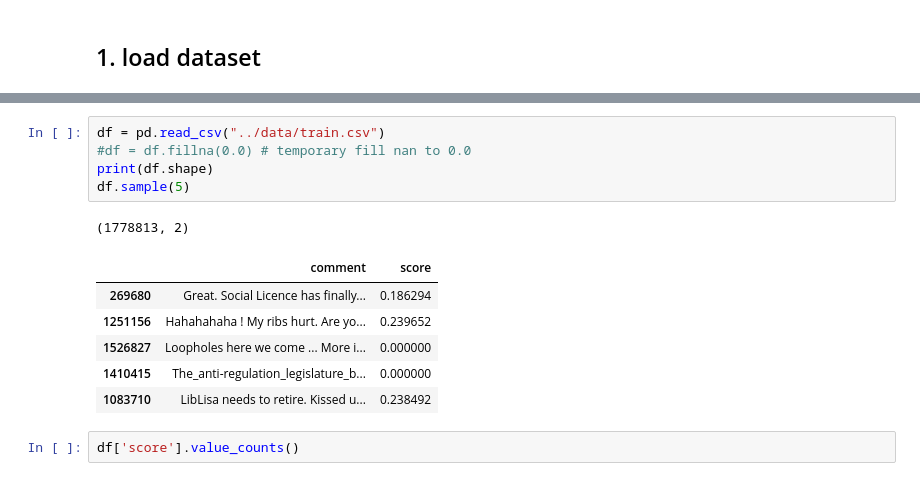
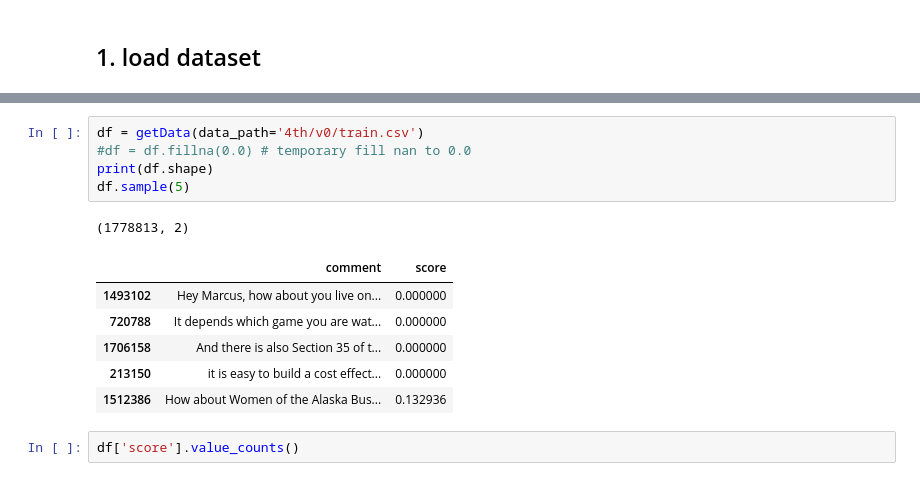
Before and after one commit to team-ok-nlp/jigsaw-toxic-competition, a Jupyter notebook: experiments/tfidf_regression.ipynb, the cells around one changed output, grey strips where cells are left out. Drawn from its saved outputs; the diff is of its cells as text.

```diff
--- a/experiments/tfidf_regression.ipynb
+++ b/experiments/tfidf_regression.ipynb
@@ -18,16 +21,16 @@ from utils import clean
 # %%
-df = pd.read_csv("../data/train.csv")
+df = getData(data_path='4th/v0/train.csv')
 #df = df.fillna(0.0) # temporary fill nan to 0.0
 print(df.shape)
 df.sample(5)
 # %% [output]
 (1778813, 2)
 |  | comment | score |
-| 269680 | Great. Social Licence has finally... | 0.186294 |
-| 1251156 | Hahahahaha ! My ribs hurt. Are yo... | 0.239652 |
-| 1526827 | Loopholes here we come ... More i... | 0.000000 |
-| 1410415 | The_anti-regulation_legislature_b... | 0.000000 |
-| 1083710 | LibLisa needs to retire. Kissed u... | 0.238492 |
+| 1493102 | Hey Marcus, how about you live on... | 0.000000 |
+| 720788 | It depends which game you are wat... | 0.000000 |
+| 1706158 | And there is also Section 35 of t... | 0.000000 |
+| 213150 | it is easy to build a cost effect... | 0.000000 |
+| 1512386 | How about Women of the Alaska Bus... | 0.132936 |
 # %%
 df['score'].value_counts()
 # %% [output]
```
Also changed, not shown: parts of 4 cells of this notebook, 2 other files.
